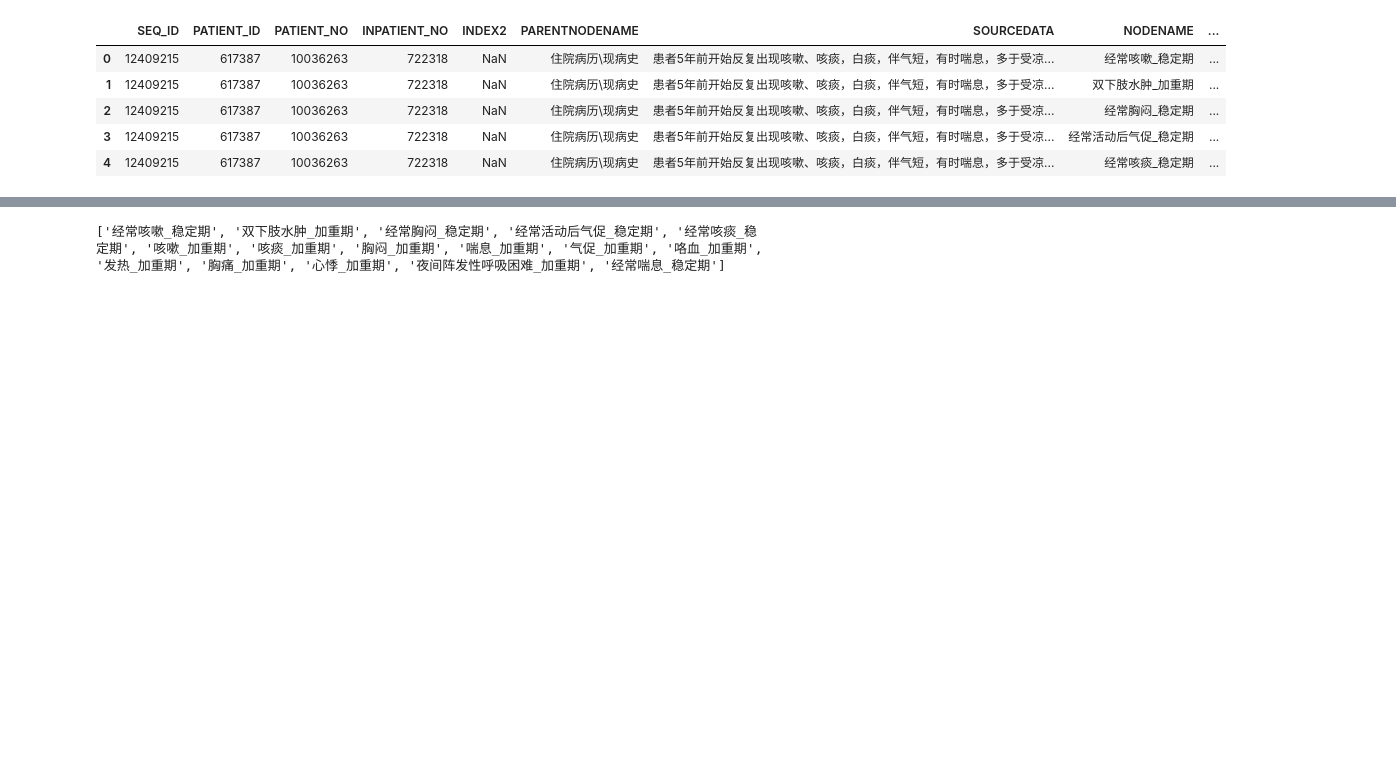
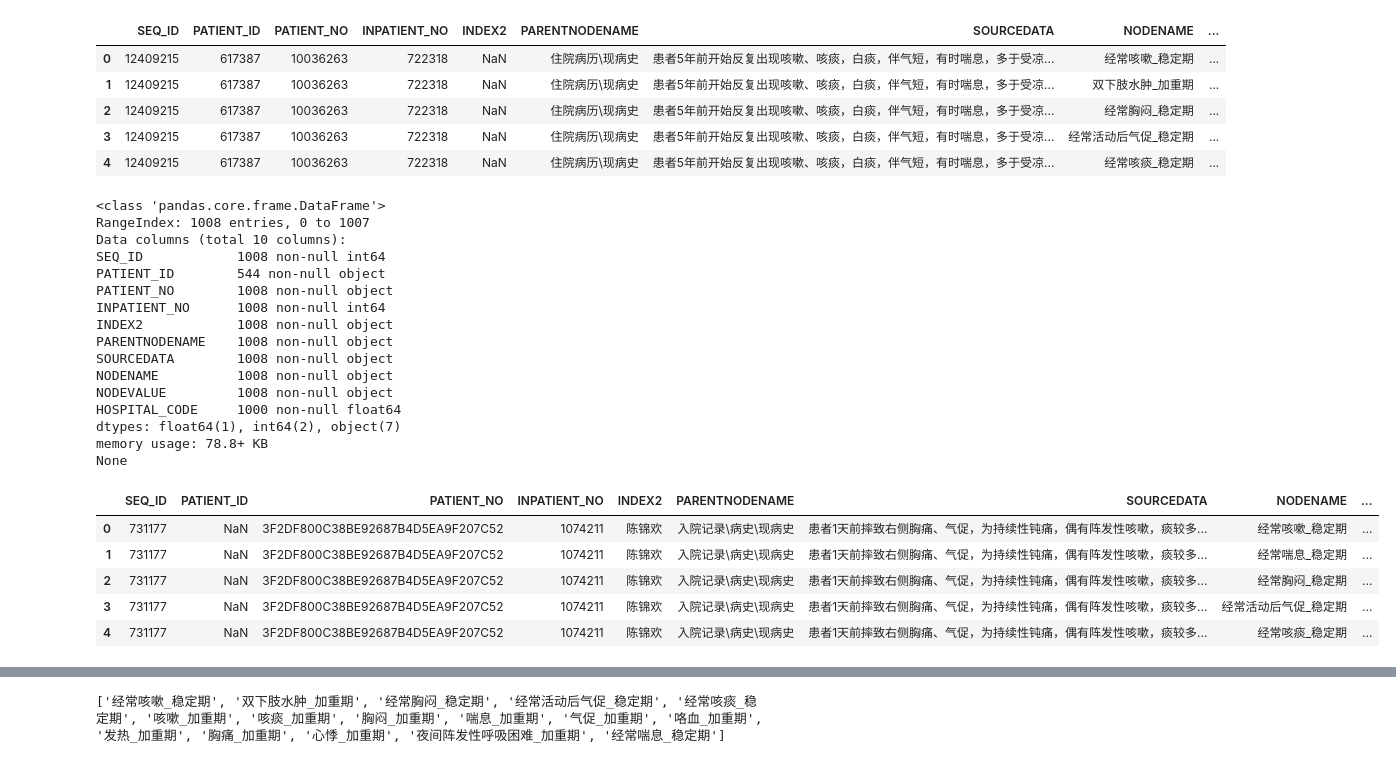
Before and after one commit to ShizhongLi/TP-NLP, a Jupyter notebook: ExtractFeature/extract_feature.ipynb, the cells around one changed output, grey strips where cells are left out. Saved outputs shown, nothing was run; the diff lists cells and outputs as text; code cells hidden in the pictures; blank space fills up the shorter version.

```diff
--- a/ExtractFeature/extract_feature.ipynb
+++ b/ExtractFeature/extract_feature.ipynb
@@ -32,3 +32,30 @@ None
 | 2 | 12409215 | 617387 | 10036263 | 722318 | NaN | 住院病历\现病史 | 患者5年前开始反复出现咳嗽、咳痰，白痰，伴气短，有时喘息，多于受凉... | 经常胸闷_稳定期 | ... |
 | 3 | 12409215 | 617387 | 10036263 | 722318 | NaN | 住院病历\现病史 | 患者5年前开始反复出现咳嗽、咳痰，白痰，伴气短，有时喘息，多于受凉... | 经常活动后气促_稳定期 | ... |
 | 4 | 12409215 | 617387 | 10036263 | 722318 | NaN | 住院病历\现病史 | 患者5年前开始反复出现咳嗽、咳痰，白痰，伴气短，有时喘息，多于受凉... | 经常咳痰_稳定期 | ... |
+# %%
+df_sourceData_02 = pd.read_csv('./深圳现病史.csv')
+print(df_sourceData_02.info())
+df_sourceData_02.head()
+# %% [output]
+<class 'pandas.core.frame.DataFrame'>
+RangeIndex: 1008 entries, 0 to 1007
+Data columns (total 10 columns):
+SEQ_ID            1008 non-null int64
+PATIENT_ID        544 non-null object
+PATIENT_NO        1008 non-null object
+INPATIENT_NO      1008 non-null int64
+INDEX2            1008 non-null object
+PARENTNODENAME    1008 non-null object
+SOURCEDATA        1008 non-null object
+NODENAME          1008 non-null object
+NODEVALUE         1008 non-null object
+HOSPITAL_CODE     1000 non-null float64
+dtypes: float64(1), int64(2), object(7)
+memory usage: 78.8+ KB
+None
+|  | SEQ_ID | PATIENT_ID | PATIENT_NO | INPATIENT_NO | INDEX2 | PARENTNODENAME | SOURCEDATA | NODENAME | ... |
+| 0 | 731177 | NaN | 3F2DF800C38BE92687B4D5EA9F207C52 | 1074211 | 陈锦欢 | 入院记录\病史\现病史 | 患者1天前摔致右侧胸痛、气促，为持续性钝痛，偶有阵发性咳嗽，痰较多... | 经常咳嗽_稳定期 | ... |
+| 1 | 731177 | NaN | 3F2DF800C38BE92687B4D5EA9F207C52 | 1074211 | 陈锦欢 | 入院记录\病史\现病史 | 患者1天前摔致右侧胸痛、气促，为持续性钝痛，偶有阵发性咳嗽，痰较多... | 经常喘息_稳定期 | ... |
+| 2 | 731177 | NaN | 3F2DF800C38BE92687B4D5EA9F207C52 | 1074211 | 陈锦欢 | 入院记录\病史\现病史 | 患者1天前摔致右侧胸痛、气促，为持续性钝痛，偶有阵发性咳嗽，痰较多... | 经常胸闷_稳定期 | ... |
+| 3 | 731177 | NaN | 3F2DF800C38BE92687B4D5EA9F207C52 | 1074211 | 陈锦欢 | 入院记录\病史\现病史 | 患者1天前摔致右侧胸痛、气促，为持续性钝痛，偶有阵发性咳嗽，痰较多... | 经常活动后气促_稳定期 | ... |
+| 4 | 731177 | NaN | 3F2DF800C38BE92687B4D5EA9F207C52 | 1074211 | 陈锦欢 | 入院记录\病史\现病史 | 患者1天前摔致右侧胸痛、气促，为持续性钝痛，偶有阵发性咳嗽，痰较多... | 经常咳痰_稳定期 | ... |
```
Also changed, not shown: parts of 11 cells of this notebook, 3 other files.
